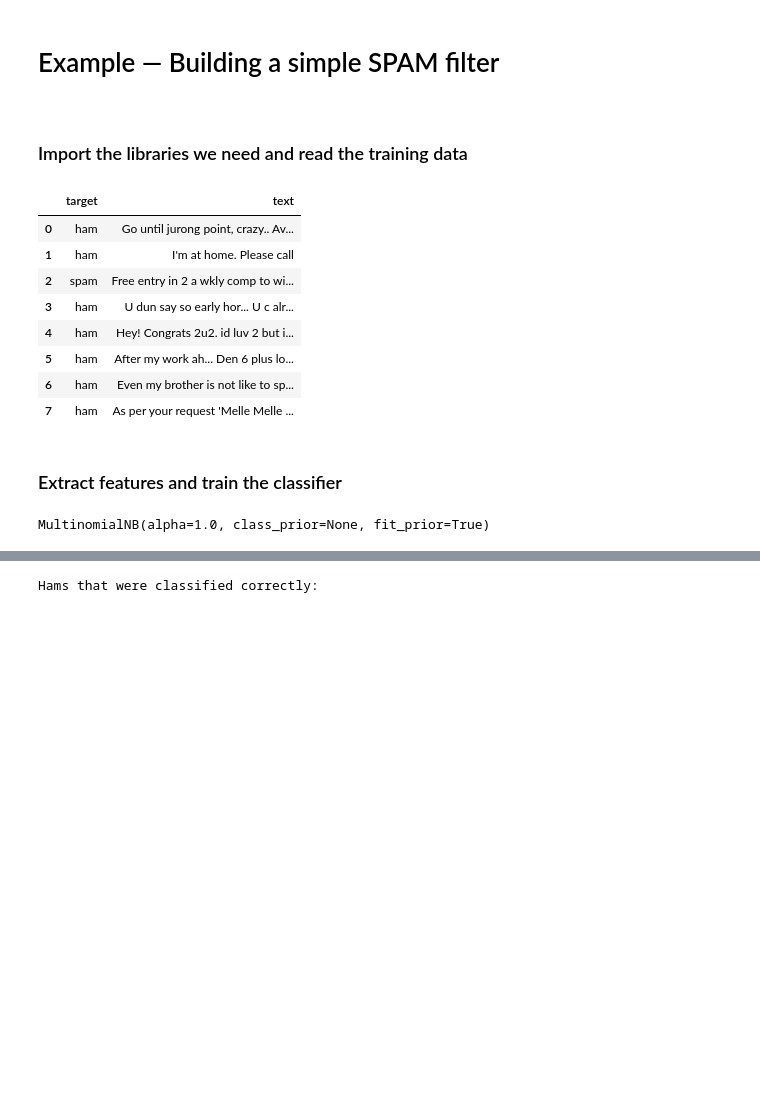
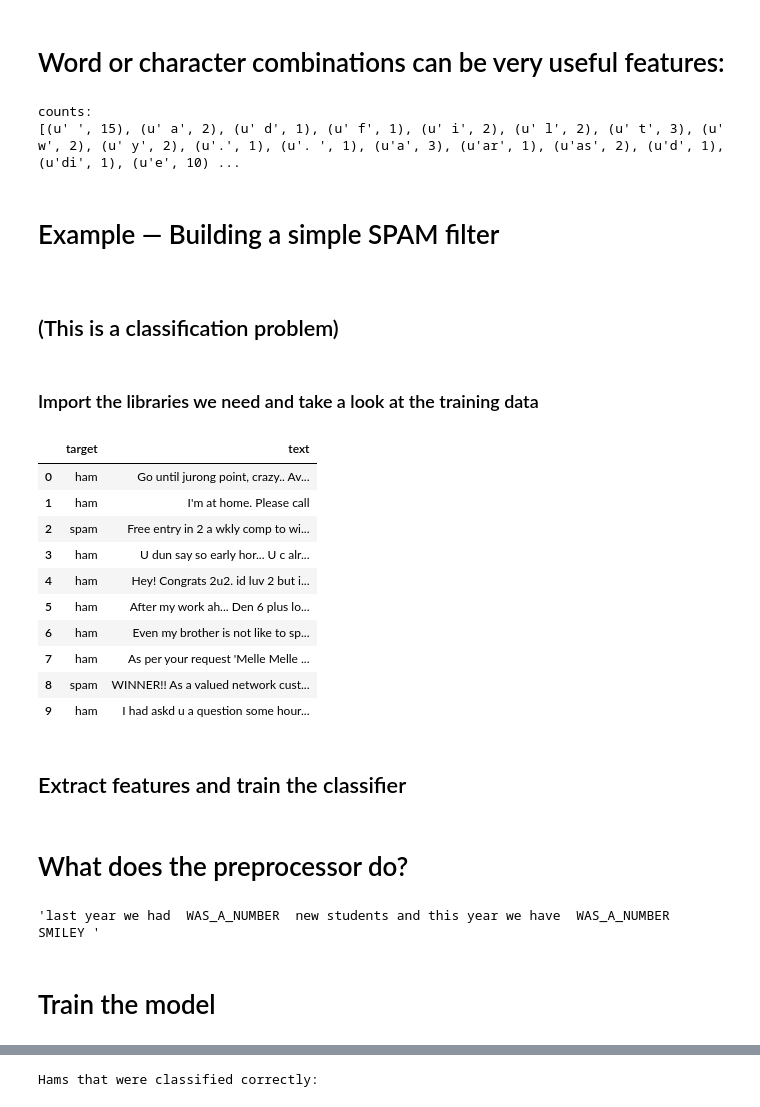
Before and after one commit to ivandir/GuildDemos, a Jupyter notebook: TextClassification.ipynb, the cells around one changed output, grey strips where cells are left out. Saved outputs shown, nothing was run; the diff lists cells and outputs as text; code cells hidden in the pictures; blank space fills up the shorter version.

```diff
--- a/TextClassification.ipynb
+++ b/TextClassification.ipynb
@@ -0,0 +148,2 @@
+# %% [markdown]
+# Word or character combinations can be very useful features:
@@ -1,30 +155,44 @@
+# %%
+features = vectorizer.transform([
+"live as if you were to die tomorrow. "
+        "Learn as if you were to live forever"
+    ])
+# print(features)
+print_counts(vectorizer, features)
+# %% [output]
+counts:
+[(u' ', 15), (u' a', 2), (u' d', 1), (u' f', 1), (u' i', 2), (u' l', 2), (u' t', 3), (u' w', 2), (u' y', 2), (u'.', 1), (u'. ', 1), (u'a', 3), (u'ar', 1), (u'as', 2), (u'd', 1), (u'di', 1), (u'e', 10) ...
+# %% [markdown]
+# Example &mdash; Building a simple SPAM filter
+
+&nbsp;
+
+## (This is a classification problem)
 # %% [markdown]
-# Example &mdash; Building a simple SPAM filter
-
-&nbsp;
-
-### Import the libraries we need and read the training data
+### Import the libraries we need and take a look at the training data
 # %%
 import pandas
 
-train = pandas.read_csv("data/SMSSpam/train.tsv",
+train = pandas.read_csv("datasets/smstrain.tsv",
                         sep='\t',
                         header=None,
                         names=('target', 'text'),
                         skipinitialspace = True)
-train.head(8)
+train.head(10)
 # %% [output]
 |  | target | text |
 | 0 | ham | Go until jurong point, crazy.. Av... |
 | 1 | ham | I'm at home. Please call |
 | 2 | spam | Free entry in 2 a wkly comp to wi... |
 | 3 | ham | U dun say so early hor... U c alr... |
 | 4 | ham | Hey! Congrats 2u2. id luv 2 but i... |
 | 5 | ham | After my work ah... Den 6 plus lo... |
 | 6 | ham | Even my brother is not like to sp... |
 | 7 | ham | As per your request 'Melle Melle ... |
+| 8 | spam | WINNER!! As a valued network cust... |
+| 9 | ham | I had askd u a question some hour... |
 # %% [markdown]
-### Extract features and train the classifier
+## Extract features and train the classifier
 # %%
 import re
 import sklearn.feature_extraction.text as text
@@ -33,6 +201,7 @@ import sklearn.naive_bayes as naive_bayes
 preprocessor = lambda s: (re.sub("[0-9]+", ' WAS_A_NUMBER ',
                                  s.lower())
                      .replace(':)', ' SMILEY '))
+
 vectorizer = text.CountVectorizer(lowercase=True,
                                   ngram_range=(1,3),
                                   stop_words='english',
@@ -40,12 +209,14 @@ vectorizer = text.CountVectorizer(lowercase=True,
                                   preprocessor=preprocessor)
 # Extract features and target...
 train_features = vectorizer.fit_transform(train.text)
-train_target = (train.target == 'spam')
-
-# Train...
-classifier = naive_bayes.MultinomialNB(alpha=1.0,
-                                       fit_prior=True,
-                                       class_prior=None)
-classifier.fit(train_features, train_target)
+train_target = (train.target == 'spam');
-# %% [output]
-MultinomialNB(alpha=1.0, class_prior=None, fit_prior=True)
+# %% [markdown]
+# What does the preprocessor do?
+# %%
+preprocessor(
+"Last year we had 350 new students "
+    "and this year we have 450:)")
+# %% [output]
+'last year we had  WAS_A_NUMBER  new students and this year we have  WAS_A_NUMBER  SMILEY '
+# %% [markdown]
+# Train the model
```
Also changed, not shown: parts of 22 cells of this notebook.
